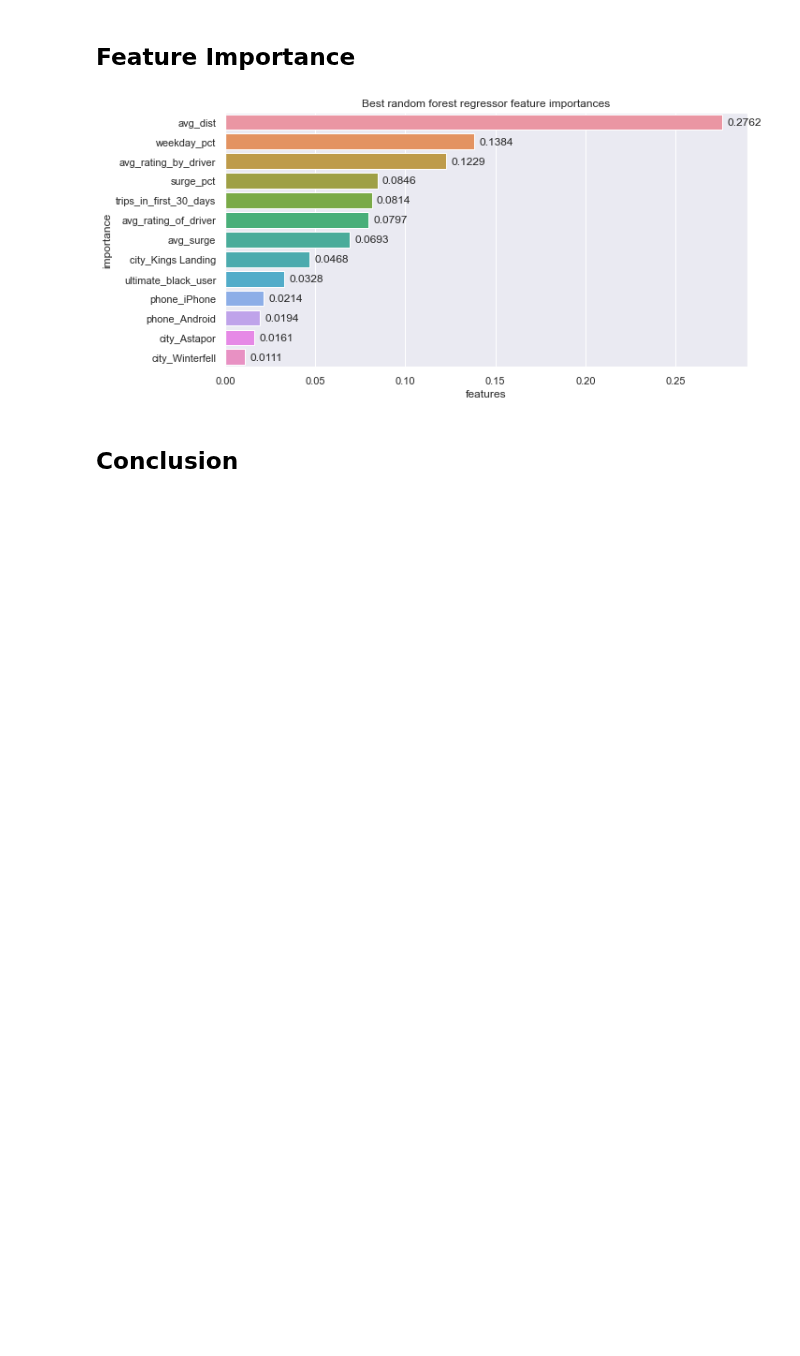
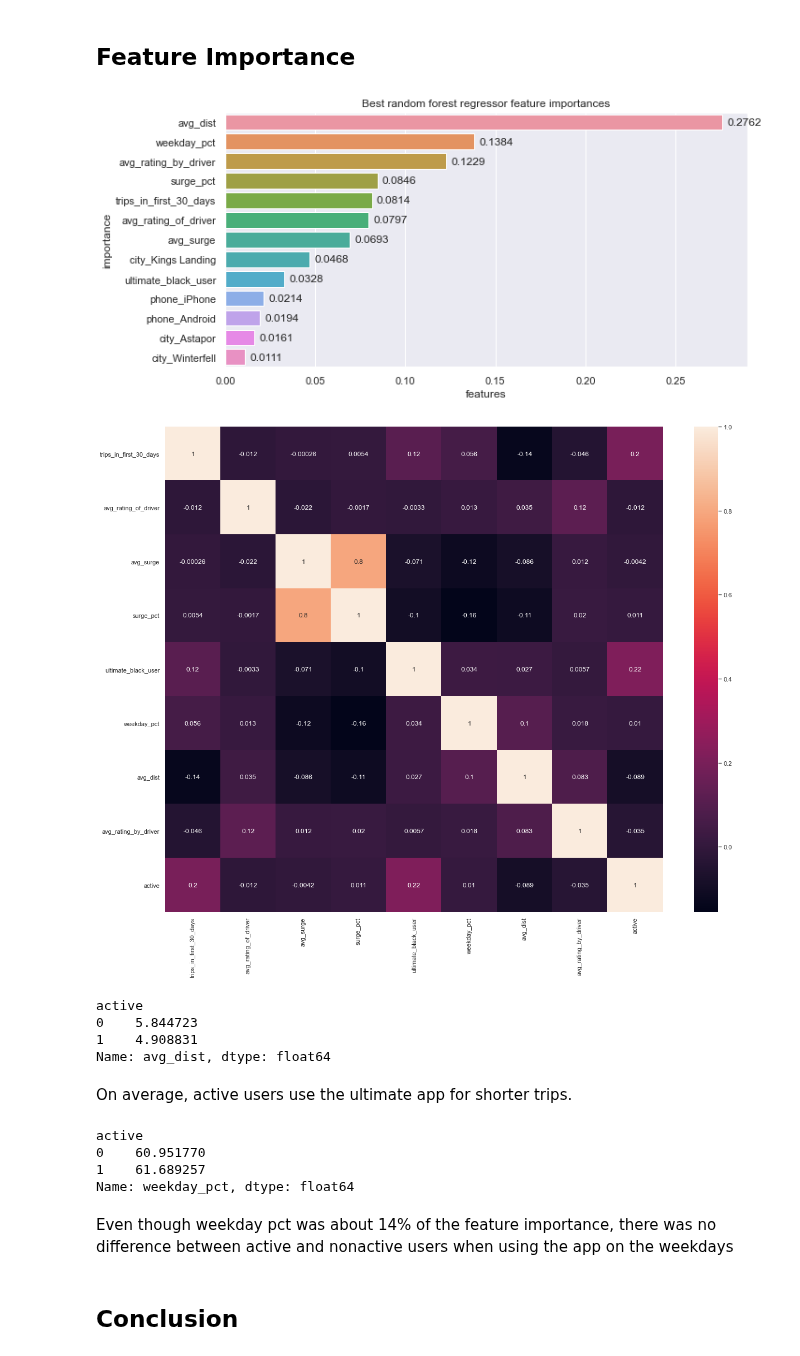
Before and after one commit to kenneykwan/Springboard, a Jupyter notebook: ultimate_challenge/Ultimate Challenge Part 3 - Predicative Modeling.ipynb, the cells around one changed output. Cells and saved outputs as stored; diff of their text form; code cells hidden in the pictures; blank space fills up the shorter version.

```diff
--- a/ultimate_challenge/Ultimate Challenge Part 3 - Predicative Modeling.ipynb
+++ b/ultimate_challenge/Ultimate Challenge Part 3 - Predicative Modeling.ipynb
@@ -347,3 +340,32 @@ for p in ax.patches:
+# %%
+#Correlation matrix
+corrMatrix = df1.corr()
+sns.heatmap(corrMatrix, annot=True)
+plt.show()
+# %% [output]
+[figure, added]
+# %%
+#look at AVG_dist and active columns
+#Feature importance shows AVG_dist column and weekday pct as being the most important
+
+df1.groupby('active')['avg_dist'].mean()
+b
+# %% [output]
+active
+0    5.844723
+1    4.908831
+Name: avg_dist, dtype: float64
+# %% [markdown]
+On average, active users use the ultimate app for shorter trips.
+# %%
+df1.groupby('active')['weekday_pct'].mean()
+# %% [output]
+active
+0    60.951770
+1    61.689257
+Name: weekday_pct, dtype: float64
+# %% [markdown]
+Even though weekday pct was about 14% of the feature importance, there was no difference between active and nonactive users when using the app on the weekdays
 # %% [markdown]
 ## Conclusion
 # %% [markdown]
```
Also changed, not shown: parts of 2 cells of this notebook, 1 other file.
